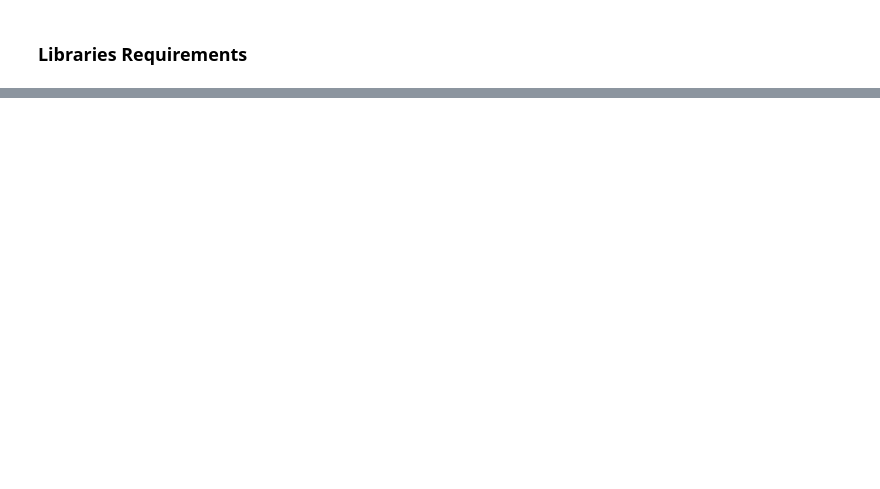
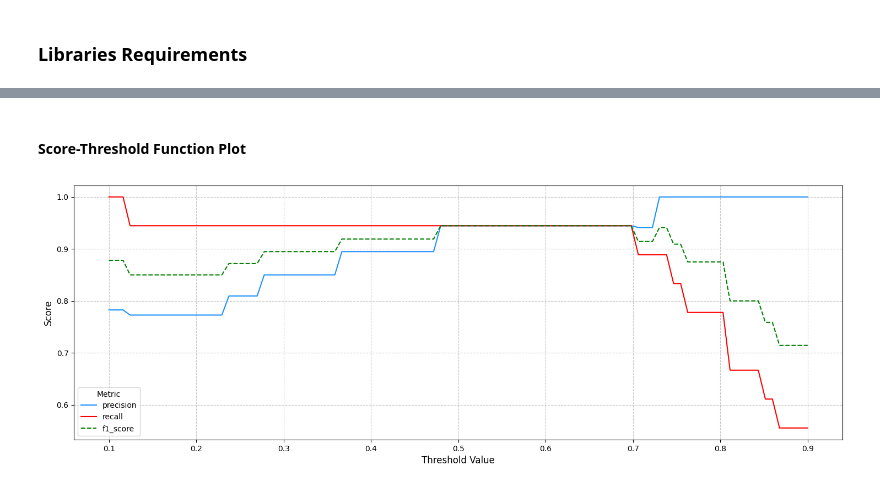
Before and after one commit to notnormasatall/web-ads-filtering-with-ts, a Jupyter notebook: filtering-algorithm.ipynb, the cells around one changed output, grey strips where cells are left out. Cells and saved outputs as stored; diff of their text form; code cells hidden in the pictures; blank space fills up the shorter version.

```diff
--- a/filtering-algorithm.ipynb
+++ b/filtering-algorithm.ipynb
@@ -197,0 +296,43 @@ for filename in tqdm(FILES):
+# %% [markdown]
+#### Score-Threshold Function Plot
+# %%
+results = {
+        "baseline": [],
+        "precision": [],
+        "f1_score": [],
+        "recall": []
+    }
+
+# Baseline Value Estimation
+for baseline in np.linspace(0.1, 0.9, 100):
+    y_true = []
+    y_pred = []
+    for ad in adsets:
+        alpha = ad.action.successes
+        beta = ad.action.failures
+        mu = alpha / (alpha + beta)
+        value = 1 if mu > baseline else 0
+
+        y_true.append(ad._successful)
+        y_pred.append(value)
+
+    results["baseline"].append(baseline)
+    results["precision"].append(precision_score(y_true, y_pred))
+    results["f1_score"].append(f1_score(y_true, y_pred))
+    results["recall"].append(recall_score(y_true, y_pred))
+
+results = pd.DataFrame(results)
+
+# Scores Plot
+plt.figure(figsize=(18, 6))
+sns.lineplot(data=results, x='baseline', y='precision', label='precision', color='dodgerblue')
+sns.lineplot(data=results, x='baseline', y='recall', label='recall', color='red')
+sns.lineplot(data=results, x='baseline', y='f1_score', label='f1_score', color='green', linestyle="--")
+
+plt.xlabel('Threshold Value', fontsize=12)
+plt.ylabel('Score', fontsize=12)
+plt.grid(True, linestyle='--', alpha=0.7)
+plt.legend(title='Metric')
+plt.show()
+# %% [output]
+[figure, added]
```
Also changed, not shown: parts of 18 cells of this notebook, 4 other files.
